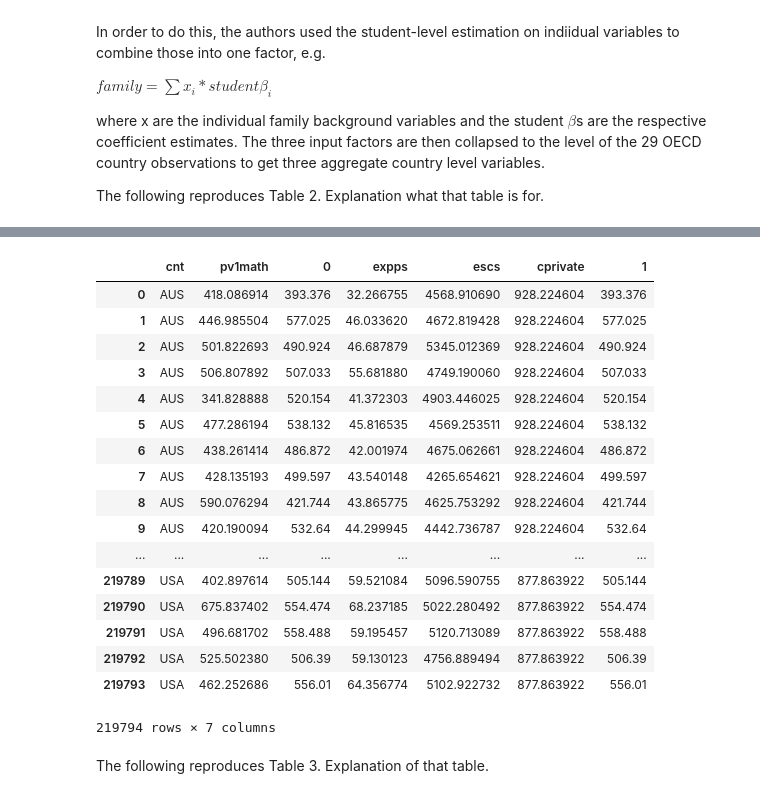
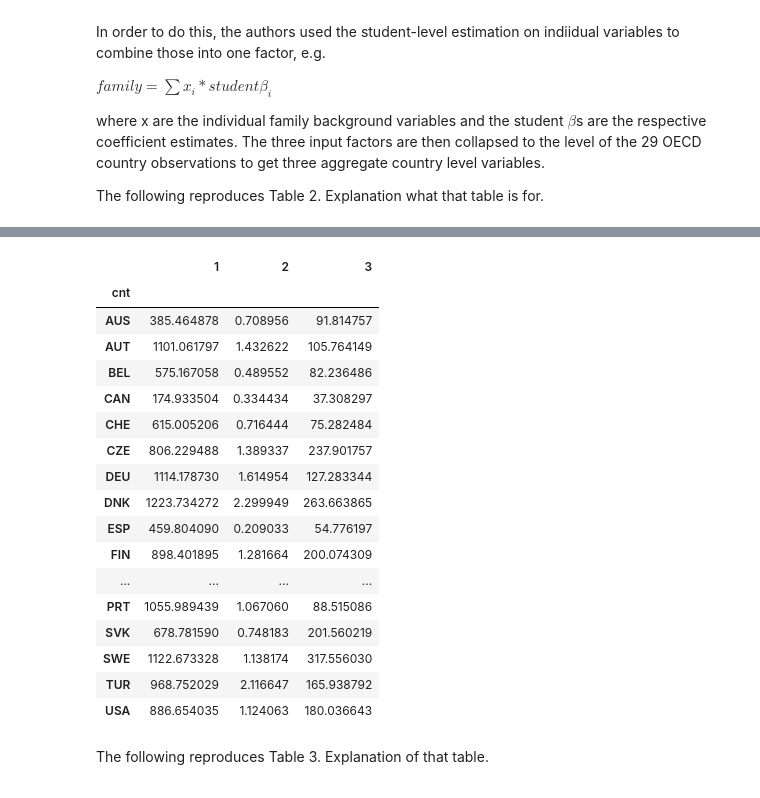
Before and after one commit to MVBrinker/student-project-ELJust, a Jupyter notebook: Woessmann_School_System.ipynb, the cells around one changed output, grey strips where cells are left out. Drawn from its saved outputs; the diff is of its cells as text; code cells hidden in the pictures.

```diff
--- a/Woessmann_School_System.ipynb
+++ b/Woessmann_School_System.ipynb
@@ -199,21 +199,22 @@ ypred = res_wls.predict(X)
 lc = ypred
 
 # Do a linear prediction for each of the three higher level input factors
-res = 0
 fam = 0
 ins = 0
+weights = df['newwgt']
+
 for i in range(6):
-    res += res_wls.params[i]*c_res.astype(float).iloc[:,i]
+    res = 0
+    res += df['newwgt']*(res_wls.params[i]*c_res.astype(float).iloc[:,i])
 for i in range(6,40):
     for j in range(34):
-        fam += res_wls.params[i]*c_fam.astype(float).iloc[:,j]
+        fam += df['newwgt']*(res_wls.params[i]*c_fam.astype(float).iloc[:,j])
 for i in range(40, 56):
     for j in range(16):
-        ins += res_wls.params[i]*c_ins.astype(float).iloc[:,j]
+        ins += df['newwgt']*(res_wls.params[i]*c_ins.astype(float).iloc[:,j])
 
 # Build a new DataFrame
-ins.rename(columns={'Institutions'})
-
-new_df = pd.concat([df['cnt'], df['pv1math'], ypred, res, fam, ins, lc], axis =1)
+new_df = pd.concat([df['cnt'], df['pv1math'], ypred, fam, res, ins, lc], axis =1).rename({'cnt': 'Country'})
 new_df
+# Problem: column labels are wrong.
 # %% [output]
@@ -237,30 +238,28 @@ new_df
 219794 rows × 7 columns
 # %%
-ins.rename(index=str, columns={'expps''Institutions'})
-new_df = pd.concat([df['cnt'], df['pv1math'], ypred, res, fam, ins, lc], axis =1)
-new_df
+
 # Last, I have to collapse them (groupby-command)
-# STATA command: collapese pv1math ypred fam res ins lc [w=newwgt], by(cnt)
-#new_df.groupby(['cnt']).mean()
+# STATA command: collapse pv1math ypred fam res ins lc [w=newwgt], by(cnt)
+new_df.groupby(['cnt']).mean()
 # %% [output]
-|  | cnt | pv1math | 0 | expps | escs | cprivate | 1 |
-| 0 | AUS | 418.086914 | 393.376 | 32.266755 | 4568.910690 | 928.224604 | 393.376 |
-| 1 | AUS | 446.985504 | 577.025 | 46.033620 | 4672.819428 | 928.224604 | 577.025 |
-| 2 | AUS | 501.822693 | 490.924 | 46.687879 | 5345.012369 | 928.224604 | 490.924 |
-| 3 | AUS | 506.807892 | 507.033 | 55.681880 | 4749.190060 | 928.224604 | 507.033 |
-| 4 | AUS | 341.828888 | 520.154 | 41.372303 | 4903.446025 | 928.224604 | 520.154 |
-| 5 | AUS | 477.286194 | 538.132 | 45.816535 | 4569.253511 | 928.224604 | 538.132 |
-| 6 | AUS | 438.261414 | 486.872 | 42.001974 | 4675.062661 | 928.224604 | 486.872 |
-| 7 | AUS | 428.135193 | 499.597 | 43.540148 | 4265.654621 | 928.224604 | 499.597 |
-| 8 | AUS | 590.076294 | 421.744 | 43.865775 | 4625.753292 | 928.224604 | 421.744 |
-| 9 | AUS | 420.190094 | 532.64 | 44.299945 | 4442.736787 | 928.224604 | 532.64 |
-| ... | ... | ... | ... | ... | ... | ... | ... |
-| 219789 | USA | 402.897614 | 505.144 | 59.521084 | 5096.590755 | 877.863922 | 505.144 |
-| 219790 | USA | 675.837402 | 554.474 | 68.237185 | 5022.280492 | 877.863922 | 554.474 |
-| 219791 | USA | 496.681702 | 558.488 | 59.195457 | 5120.713089 | 877.863922 | 558.488 |
-| 219792 | USA | 525.502380 | 506.39 | 59.130123 | 4756.889494 | 877.863922 | 506.39 |
-| 219793 | USA | 462.252686 | 556.01 | 64.356774 | 5102.922732 | 877.863922 | 556.01 |
+|  | 1 | 2 | 3 |
+| cnt |  |  |  |
+| AUS | 385.464878 | 0.708956 | 91.814757 |
+| AUT | 1101.061797 | 1.432622 | 105.764149 |
+| BEL | 575.167058 | 0.489552 | 82.236486 |
+| CAN | 174.933504 | 0.334434 | 37.308297 |
+| CHE | 615.005206 | 0.716444 | 75.282484 |
+| CZE | 806.229488 | 1.389337 | 237.901757 |
+| DEU | 1114.178730 | 1.614954 | 127.283344 |
+| DNK | 1223.734272 | 2.299949 | 263.663865 |
+| ESP | 459.804090 | 0.209033 | 54.776197 |
+| FIN | 898.401895 | 1.281664 | 200.074309 |
+| ... | ... | ... | ... |
+| PRT | 1055.989439 | 1.067060 | 88.515086 |
+| SVK | 678.781590 | 0.748183 | 201.560219 |
+| SWE | 1122.673328 | 1.138174 | 317.556030 |
+| TUR | 968.752029 | 2.116647 | 165.938792 |
+| USA | 886.654035 | 1.124063 | 180.036643 |
-219794 rows × 7 columns
 # %% [markdown]
 The following reproduces Table 3. Explanation of that table.
 # %%
```
Also changed, not shown: parts of 4 cells of this notebook.
